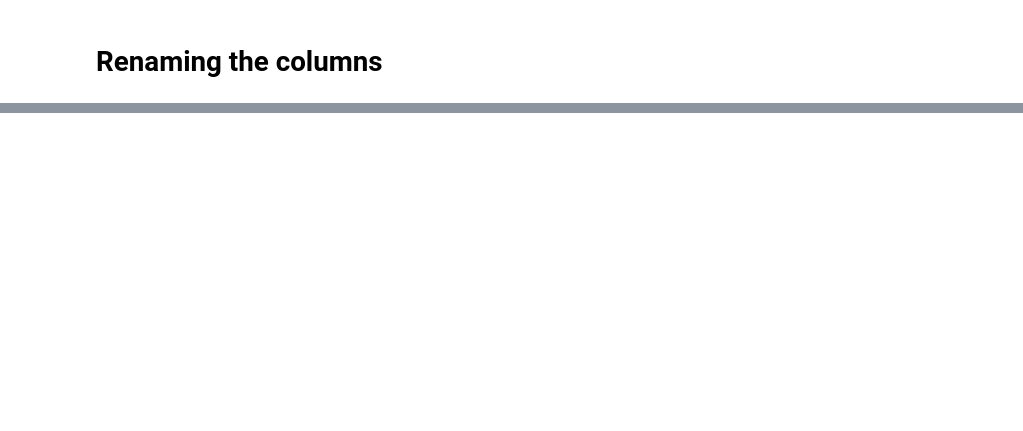
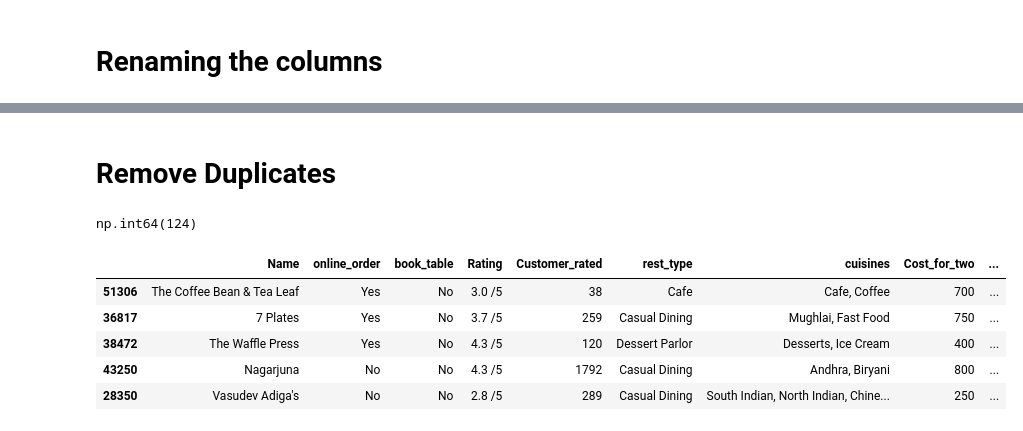
Before and after one commit to Shourya-gupta-01/Zomato_Dataset, a Jupyter notebook: cleaning.ipynb, the cells around one changed output, grey strips where cells are left out. Drawn from its saved outputs; the diff is of its cells as text; code cells hidden in the pictures; blank space fills up the shorter version.

Commit message:
Removed Duplicates

```diff
--- a/cleaning.ipynb
+++ b/cleaning.ipynb
@@ -43,0 +44,16 @@ df.sample(5)
+# %% [markdown]
+# Remove Duplicates
+# %%
+df.duplicated().sum()
+df.drop_duplicates(inplace=True)
+# %% [output]
+np.int64(124)
+# %%
+df.sample(5)
+# %% [output]
+|  | Name | online_order | book_table | Rating | Customer_rated | rest_type | cuisines | Cost_for_two | ... |
+| 51306 | The Coffee Bean & Tea Leaf | Yes | No | 3.0 /5 | 38 | Cafe | Cafe, Coffee | 700 | ... |
+| 36817 | 7 Plates | Yes | No | 3.7 /5 | 259 | Casual Dining | Mughlai, Fast Food | 750 | ... |
+| 38472 | The Waffle Press | Yes | No | 4.3 /5 | 120 | Dessert Parlor | Desserts, Ice Cream | 400 | ... |
+| 43250 | Nagarjuna | No | No | 4.3 /5 | 1792 | Casual Dining | Andhra, Biryani | 800 | ... |
+| 28350 | Vasudev Adiga's | No | No | 2.8 /5 | 289 | Casual Dining | South Indian, North Indian, Chine... | 250 | ... |
```
Also changed, not shown: parts of 3 cells of this notebook.
